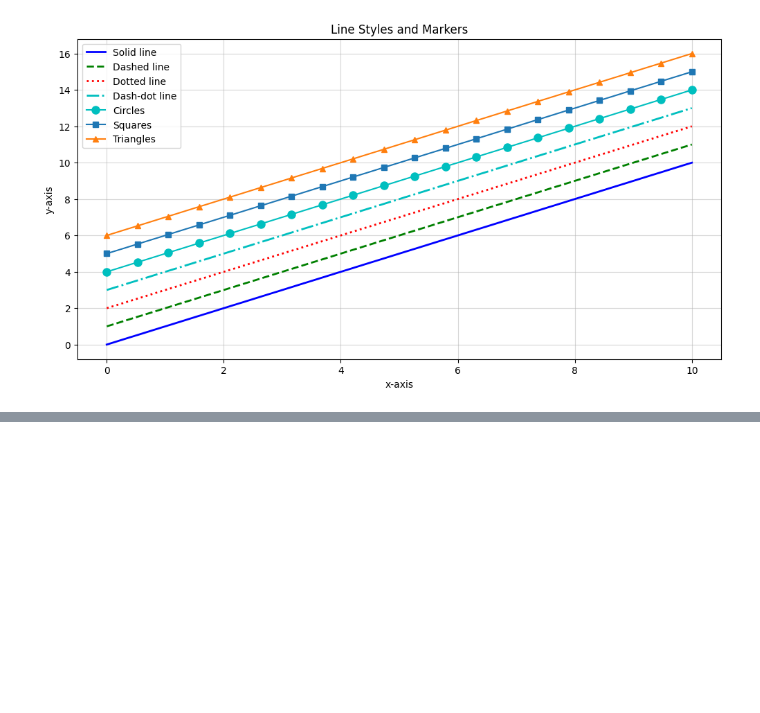
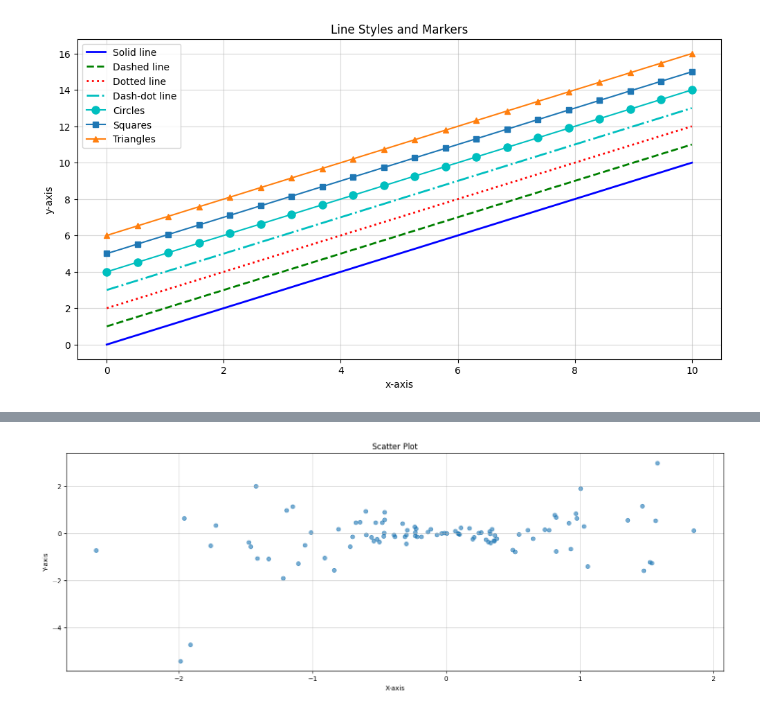
Before and after one commit to Deepanki-sketch/python-basics, a Jupyter notebook: Matplotlib/Matplotlib.ipynb, the cells around one changed output, grey strips where cells are left out. Drawn from its saved outputs; the diff is of its cells as text; code cells hidden in the pictures; blank space fills up the shorter version.

```diff
--- a/Matplotlib/Matplotlib.ipynb
+++ b/Matplotlib/Matplotlib.ipynb
@@ -72,0 +86,13 @@ plt.show()
+# %%
+np.random.seed(42)
+x = np.random.randn(100)
+y = 2*x*np.random.randn(100)*0.5
+plt.figure(figsize=(18,6))
+plt.scatter(x,y, alpha = 0.6)
+plt.xlabel("X-axis")
+plt.ylabel("Y-axis")
+plt.title("Scatter Plot")
+plt.grid(True, alpha = 0.5)
+plt.show()
+# %% [output]
+[figure, added]
```
Also changed, not shown: parts of 1 cell of this notebook.
